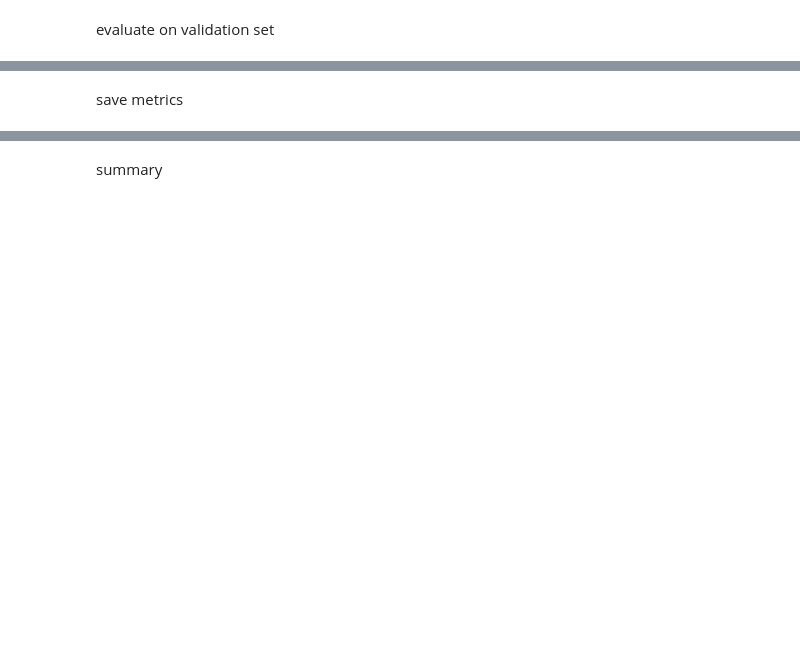
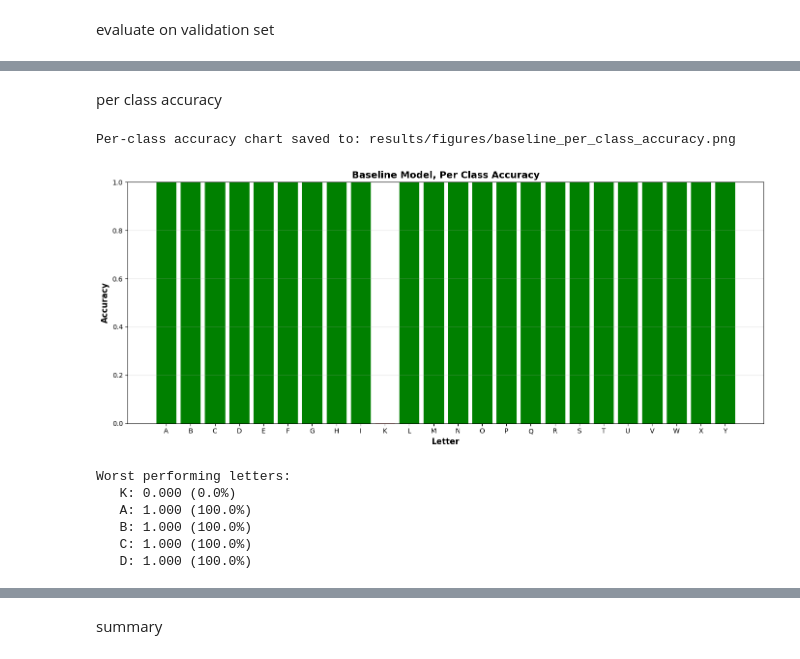
Before and after one commit to SharkFishie/CSCI323_ASL_Recognition, a Jupyter notebook: notebooks/03_Baseline_CNN_Model.ipynb, the cells around one changed output, grey strips where cells are left out. Cells and saved outputs as stored; diff of their text form; code cells hidden in the pictures; blank space fills up the shorter version.

```diff
--- a/notebooks/03_Baseline_CNN_Model.ipynb
+++ b/notebooks/03_Baseline_CNN_Model.ipynb
@@ -154,2 +433,51 @@ calculate per class accuracy
 # %% [markdown]
-save metrics
+per class accuracy
+# %%
+#calculate per class accuracy
+per_class_acc = []
+for i in range(24):
+    class_mask = (y_true_classes == i)
+    if class_mask.sum() > 0:
+        acc = (y_pred_classes[class_mask] == i).sum() / class_mask.sum()
+        per_class_acc.append(acc)
+    else:
+        per_class_acc.append(0)
+
+#plot per class accuracy
+plt.figure(figsize=(14, 6))
+bars = plt.bar(range(24), per_class_acc, color='steelblue', edgecolor='black')
+plt.xlabel('Letter', fontweight='bold', fontsize=12)
+plt.ylabel('Accuracy', fontweight='bold', fontsize=12)
+plt.title('Baseline Model, Per Class Accuracy', fontweight='bold', fontsize=14)
+plt.xticks(range(24), letters)
+plt.ylim(0, 1)
+plt.grid(axis='y', alpha=0.3)
+
+#color bars (key: green if >0.8, yellow if 0.6-0.8, red if <0.6)
+for i, bar in enumerate(bars):
+    if per_class_acc[i] >= 0.8:
+        bar.set_color('green')
+    elif per_class_acc[i] >= 0.6:
+        bar.set_color('orange')
+    else:
+        bar.set_color('red')
+
+plt.tight_layout()
+plt.savefig('../results/figures/baseline_per_class_accuracy.png', dpi=300, bbox_inches='tight')
+print("\nPer-class accuracy chart saved to: results/figures/baseline_per_class_accuracy.png")
+plt.show()
+
+#print worst performing letters
+worst_letters = sorted(zip(letters, per_class_acc), key=lambda x: x[1])
+print("\nWorst performing letters:")
+for letter, acc in worst_letters[:5]:
+    print(f"   {letter}: {acc:.3f} ({acc*100:.1f}%)")
+# %% [output]
+Per-class accuracy chart saved to: results/figures/baseline_per_class_accuracy.png
+[figure, added]
+Worst performing letters:
+   K: 0.000 (0.0%)
+   A: 1.000 (100.0%)
+   B: 1.000 (100.0%)
+   C: 1.000 (100.0%)
+   D: 1.000 (100.0%)
```
Also changed, not shown: parts of 15 cells of this notebook, 3 other files.
